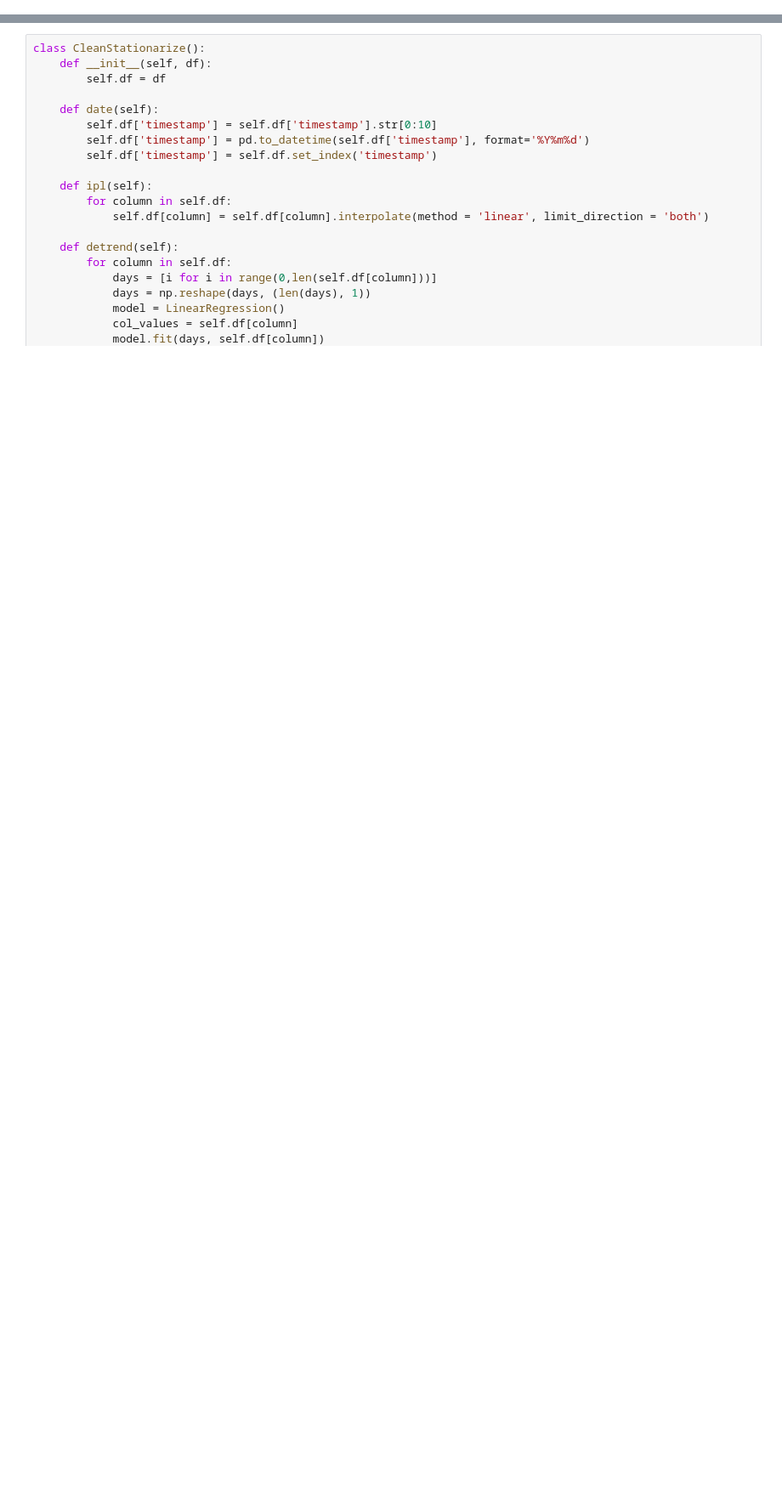
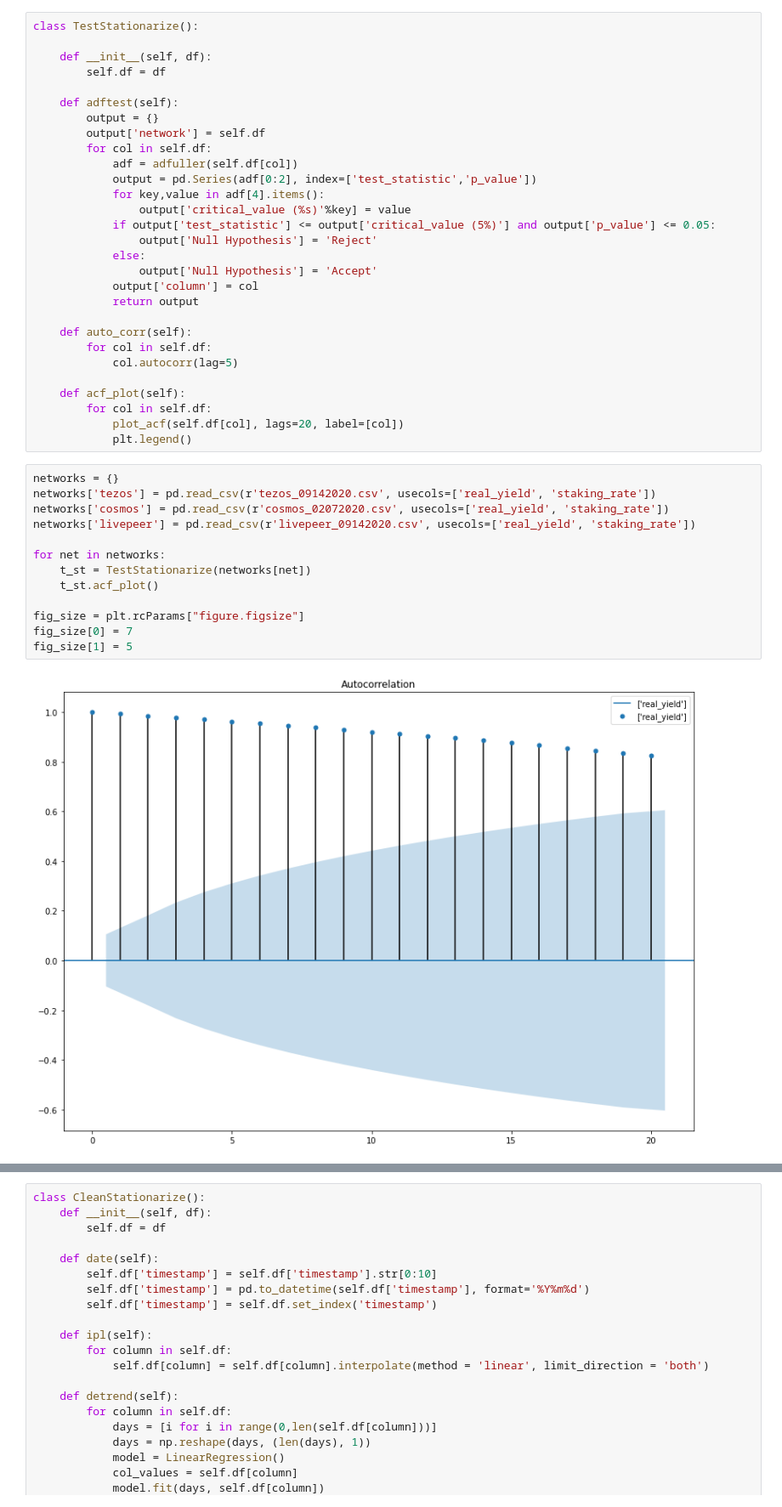
Before and after one commit to arjunhassard/protocol, a Jupyter notebook: data_science_for_parametrization/subsidization_participation_timeseries_analysis.ipynb, the cells around one changed output, grey strips where cells are left out. Shown at 85% size. Cells and saved outputs as stored; diff of their text form; blank space fills up the shorter version.

```diff
--- a/data_science_for_parametrization/subsidization_participation_timeseries_analysis.ipynb
+++ b/data_science_for_parametrization/subsidization_participation_timeseries_analysis.ipynb
@@ -18,0 +100,44 @@ fig_size[1] = 10
+# %%
+class TestStationarize():
+
+    def __init__(self, df):
+        self.df = df
+
+    def adftest(self):
+        output = {}
+        output['network'] = self.df
+        for col in self.df:
+            adf = adfuller(self.df[col])
+            output = pd.Series(adf[0:2], index=['test_statistic','p_value'])
+            for key,value in adf[4].items():
+                output['critical_value (%s)'%key] = value
+            if output['test_statistic'] <= output['critical_value (5%)'] and output['p_value'] <= 0.05:
+                output['Null Hypothesis'] = 'Reject'
+            else:
+                output['Null Hypothesis'] = 'Accept'
+            output['column'] = col
+            return output
+
+    def auto_corr(self):
+        for col in self.df:
+            col.autocorr(lag=5)
+
+    def acf_plot(self):
+        for col in self.df:
+            plot_acf(self.df[col], lags=20, label=[col])
+            plt.legend()
+# %%
+networks = {}
+networks['tezos'] = pd.read_csv(r'tezos_09142020.csv', usecols=['real_yield', 'staking_rate'])
+networks['cosmos'] = pd.read_csv(r'cosmos_02072020.csv', usecols=['real_yield', 'staking_rate'])
+networks['livepeer'] = pd.read_csv(r'livepeer_09142020.csv', usecols=['real_yield', 'staking_rate'])
+
+for net in networks:
+    t_st = TestStationarize(networks[net])
+    t_st.acf_plot()
+
+fig_size = plt.rcParams["figure.figsize"]
+fig_size[0] = 7
+fig_size[1] = 5
+# %% [output]
+[figure, added]
```
Also changed, not shown: parts of 38 cells of this notebook.
